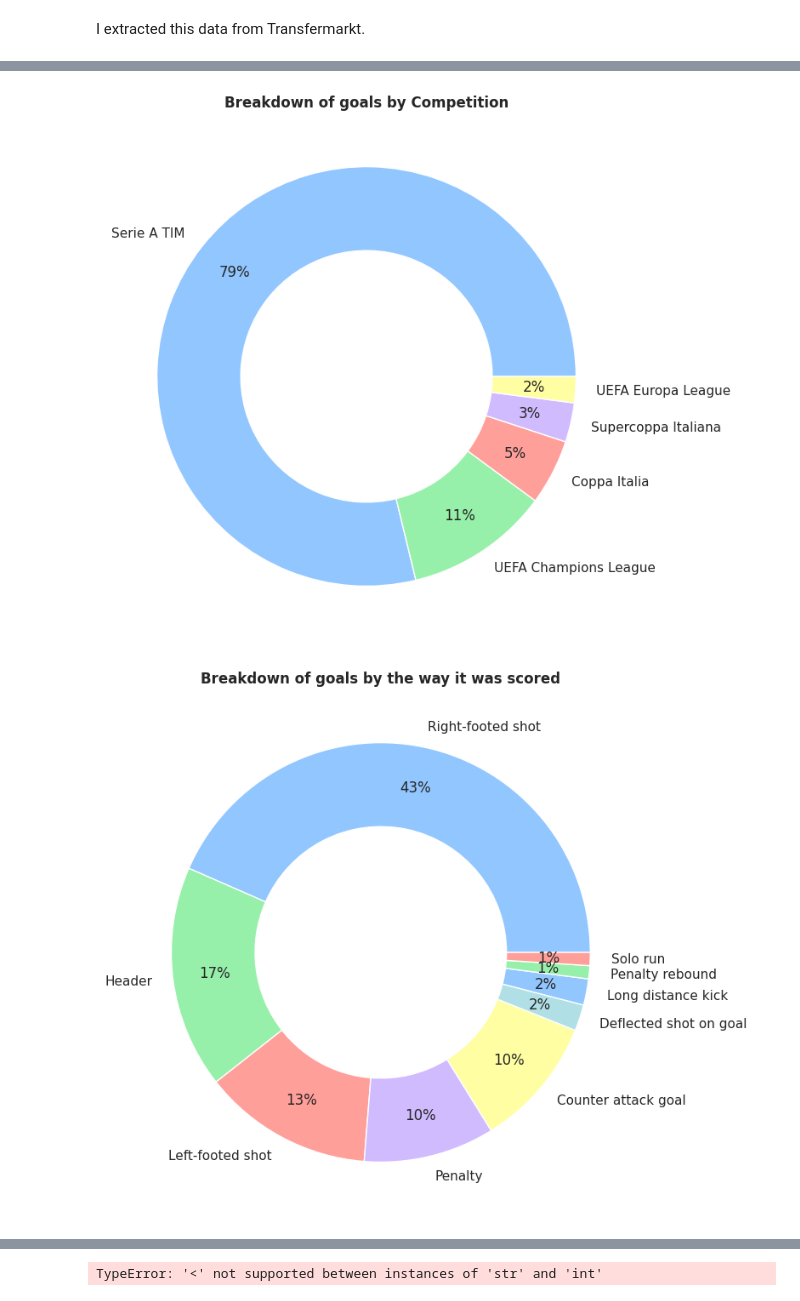
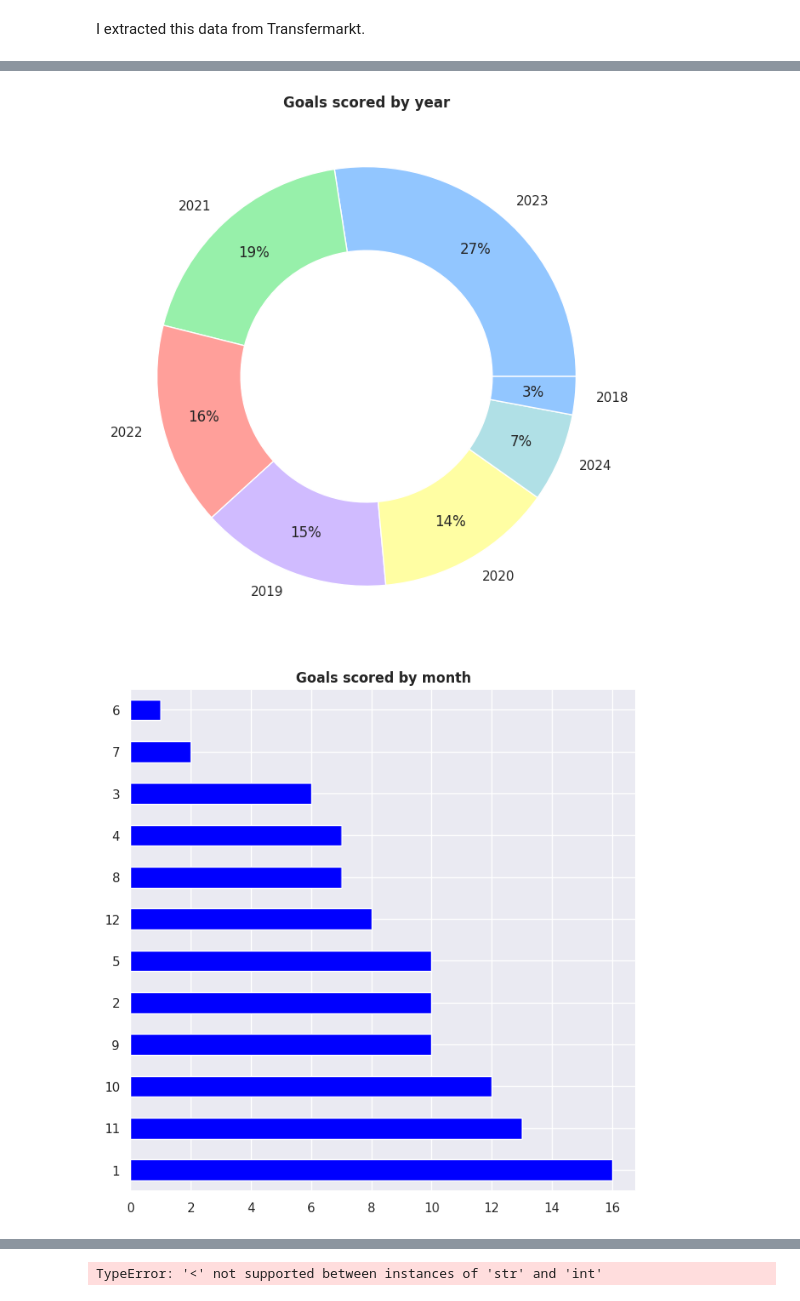
Before and after one commit to guilhermelaviola/GoalAnalysis, a Jupyter notebook: LautaroInterGoals.ipynb, the cells around one changed output, grey strips where cells are left out. Drawn from its saved outputs; the diff is of its cells as text; code cells hidden in the pictures.

```diff
--- a/LautaroInterGoals.ipynb
+++ b/LautaroInterGoals.ipynb
@@ -10,6 +10,7 @@ sns.set(style = 'darkgrid')
 plt.style.use('seaborn-pastel')
 # %%
 # Importing and displaying the last 10 goals scored:
-df = pd.read_excel('lautaro-goals.xlsx')
-df.tail(10)
+goals_scored = pd.ExcelFile('goals-scored.xlsx')
+toro = pd.read_excel(goals_scored, 'lautaro')
+toro.tail(10)
 # %% [output]
@@ -84,0 +110,8 @@ df.head()
+# %%
+# Generating columns for day, month and year the goals were scored:
+toro['Date'] = toro['Date'].map(pd.to_datetime)
+toro['Day'] = toro['Date'].apply(lambda x : x.day)
+toro['Month'] = toro['Date'].apply(lambda x : x.month)
+toro['Year'] = toro['Date'].apply(lambda x : x.year)
+
+print(toro.head())
@@ -85,25 +132,17 @@ df.head()
 # %%
-# Displaying goals scored by competition:
-df.groupby('Date').first()['Competition'].value_counts().plot(kind = 'pie',
-                                                              autopct = '%.0f%%',
-                                                              figsize = (8, 8),
-                                                              wedgeprops = dict(width = 0.4),
-                                                              pctdistance = 0.8)
+# Displaying goals scored by year:
+toro.groupby('Date').first()['Year'].value_counts().plot(kind = 'pie', autopct = '%.0f%%', figsize = (8, 8), wedgeprops = dict(width = 0.4), pctdistance = 0.8)
 plt.ylabel(None)
-plt.title('Breakdown of goals by Competition', fontweight = 'bold')
+plt.title('Goals scored by year', fontweight = 'bold')
 plt.show()
 # %% [output]
-[figure, old version]
+[figure, new version]
 # %%
-# Displaying goals scored by the way it was scored:
-df.groupby('Date').first()['How was it scored'].value_counts().plot(kind = 'pie',
-                                                              autopct = '%.0f%%',
-                                                              figsize = (8, 8),
-                                                              wedgeprops = dict(width = 0.4),
-                                                              pctdistance = 0.8)
+# Displaying goals scored by month:
+toro.groupby('Date').first()['Month'].value_counts().plot(kind = 'barh', color = 'blue',figsize = (8, 8))
 plt.ylabel(None)
-plt.title('Breakdown of goals by the way it was scored', fontweight = 'bold')
+plt.title('Goals scored by month', fontweight = 'bold')
 plt.show()
 # %% [output]
-[figure, old version]
+[figure, new version]
 # %%
```
Also changed, not shown: parts of 23 cells of this notebook.
